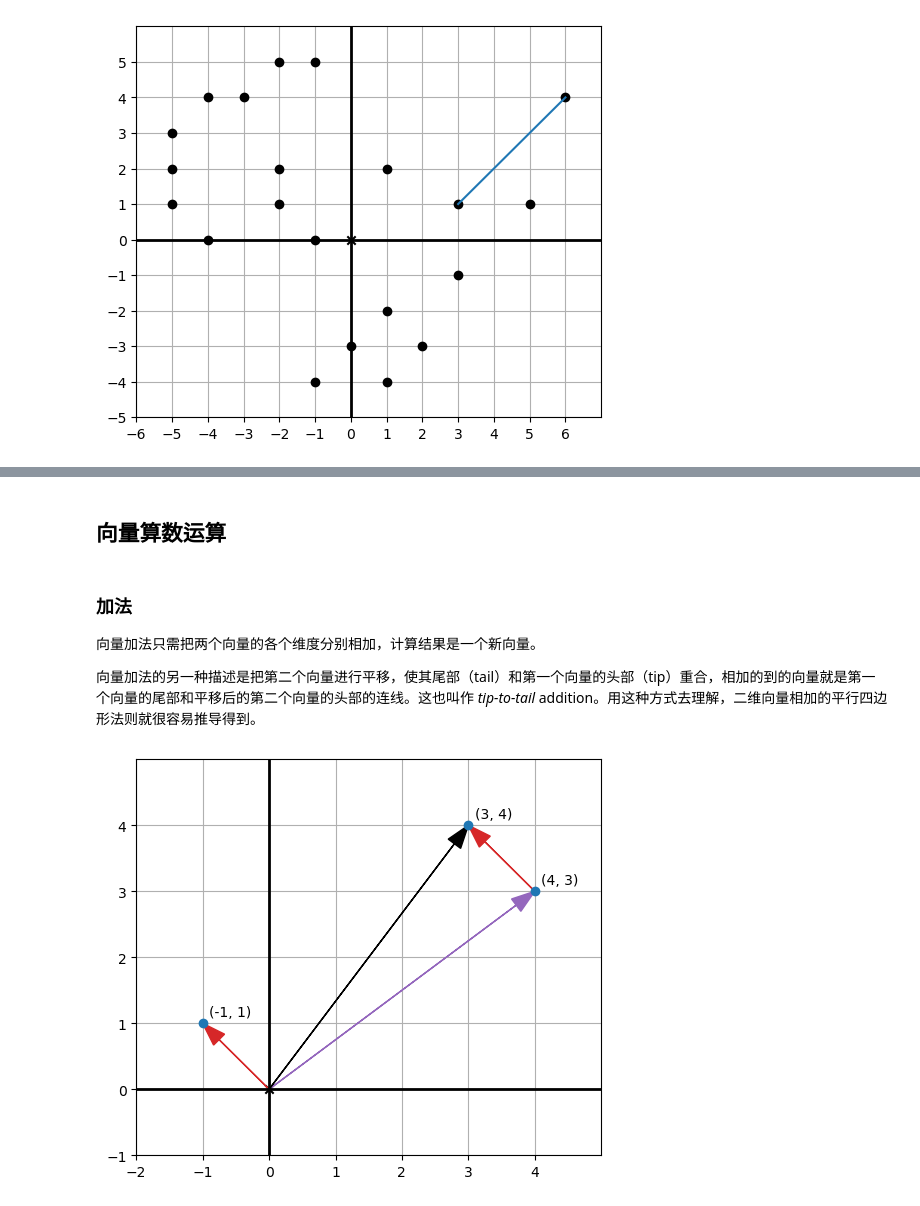
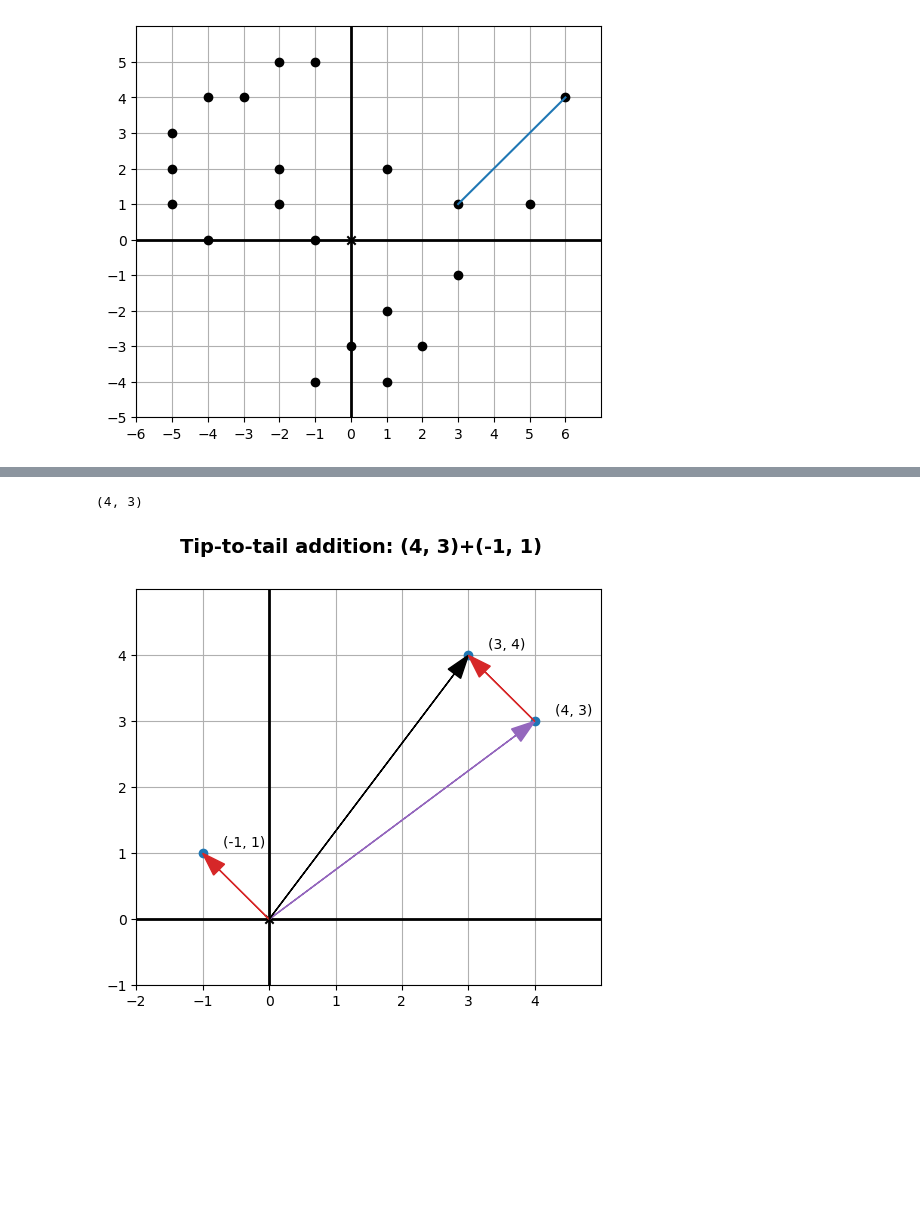
Before and after one commit to 0x40leakage/python-playground-binder, a Jupyter notebook: math/linear_algebra/vector.ipynb, the cells around one changed output, grey strips where cells are left out. Cells and saved outputs as stored; diff of their text form; code cells hidden in the pictures; blank space fills up the shorter version.

```diff
--- a/math/linear_algebra/vector.ipynb
+++ b/math/linear_algebra/vector.ipynb
@@ -48,24 +63,19 @@ draw(
-# %% [markdown]
-## 向量算数运算
-# %% [markdown]
-### 加法
-
-向量加法只需把两个向量的各个维度分别相加，计算结果是一个新向量。
-
-向量加法的另一种描述是把第二个向量进行平移，使其尾部（tail）和第一个向量的头部（tip）重合，相加的到的向量就是第一个向量的尾部和平移后的第二个向量的头部的连线。这也叫作 *tip-to-tail* addition。用这种方式去理解，二维向量相加的平行四边形法则就很容易推导得到。
 # %%
 p1 = 4, 3
 p2 = -1, 1
 p1_p2_sum = tuple(map(lambda x, y: x + y, p1, p2))
+print(p1)
 draw(
     Arrow(p1, color=purple),
     Arrow(p2, color=red),
     Arrow(p1_p2_sum, color=black),
     Arrow(p1_p2_sum, p1, color=red),
     Points(p1, p2, p1_p2_sum, color=blue, show_coordinates=True),
+    super_title="Tip-to-tail addition: {0}+{1}".format(p1, p2),
 )
 # %% [output]
+(4, 3)
-[figure, old version]
+[figure, new version]
 # %%
 p1 = 3, 1
 p2 = 1, 2
```
Also changed, not shown: parts of 7 cells of this notebook, 3 other files.
